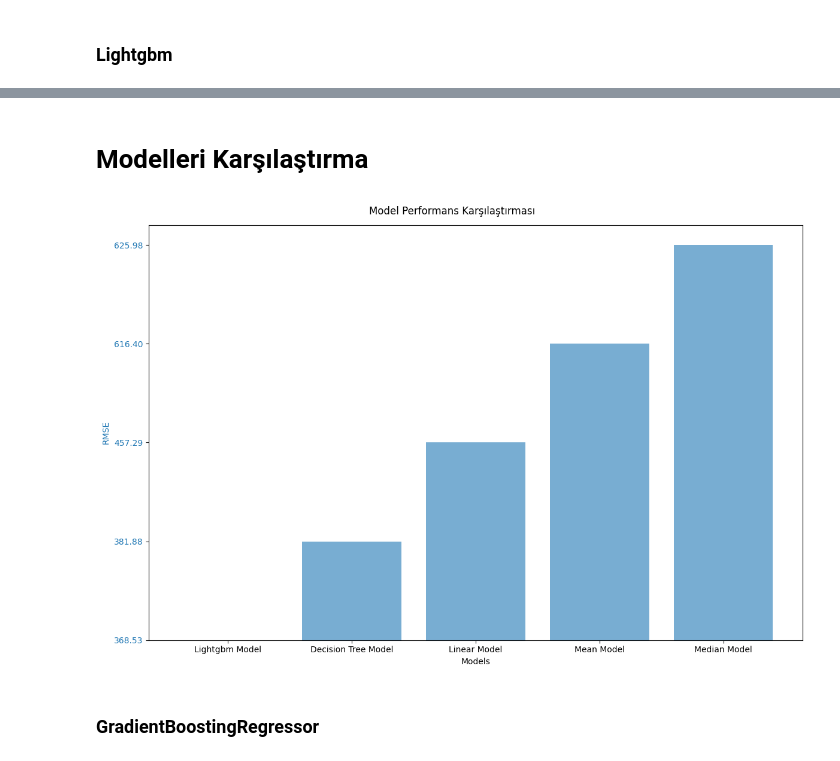
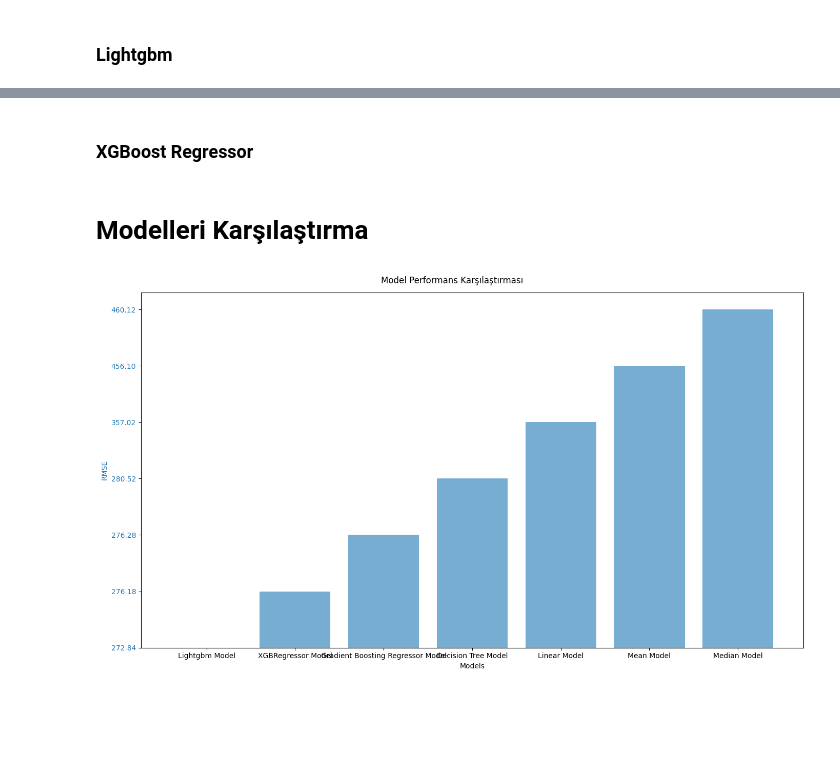
Before and after one commit to ismailcankaratas/Boston-Housing-ML, a Jupyter notebook: app.ipynb, the cells around one changed output, grey strips where cells are left out. Saved outputs shown, nothing was run; the diff lists cells and outputs as text; code cells hidden in the pictures; blank space fills up the shorter version.

Commit message:
z skor, Gradient Boosting Regressor, XGBoost Regressor

```diff
--- a/app.ipynb
+++ b/app.ipynb
@@ -338,8 +323,8 @@ def pred_plot(test, pred, model = ""):
   plt.show()
 # %%
 # Özellikler (X) ve hedef değişkeni (y) tanımla
-X = data.drop(['price'], axis=1)
-y = data['price']
+X = data_cleaned.drop(['price'], axis=1)
+y = data_cleaned['price']
 # %% [markdown]
 Tahmin etmek istediğimiz değer price (fiyat) olduğu için data dan price sütunu çıkarıp X değişkenine atıyoruz.
 Y değişkenine yani hedef değişkenimize price sütununun değerlerini atıyoruz.
@@ -461,3 +482,13 @@ pred_plot(y_test, y_lightgbm_pred, "Lightgbm")
+# %% [markdown]
+### XGBoost Regressor
+# %%
+import xgboost as xgb
+# XGBoost Regressor
+xgb_model = xgb.XGBRegressor(objective='reg:squarederror')
+xgb_model.fit(X_train, y_train)
+xgb_y_pred = xgb_model.predict(X_test)
+
+mae, mse, xgb_rmse, xgb_mape = error_calculator(y_test, xgb_y_pred)
 # %% [markdown]
 # Modelleri Karşılaştırma
 # %%
@@ -475,6 +506,12 @@ _, _, rmse_tree, mape_tree = error_calculator(y_test, y_rf_pred)
 
 # Lightgbm hataları
 _, _, rmse_lightgbm, mape_lightgbm = error_calculator(y_test, y_lightgbm_pred)
+
+# Gradient Boosting Regressor hataları
+_, _, gbr_rmse, gbr_mape = error_calculator(y_test, gbr_y_pred)
+
+# XGBRegressor hataları
+_, _, xgb_rmse, xgb_mape = error_calculator(y_test, xgb_y_pred)
 # %%
 rmse_values = pd.DataFrame([{
     "rmse": rmse_mean,
@@ -491,24 +528,28 @@ rmse_values = pd.DataFrame([{
 }, {
     "rmse": rmse_lightgbm,
     "model": "Lightgbm Model"
+}, {
+    "rmse": gbr_rmse,
+    "model": "Gradient Boosting Regressor Model"
+}, {
+    "rmse": xgb_rmse,
+    "model": "XGBRegressor Model"
 }])
 
 rmse_values = rmse_values.sort_values(by="rmse").reset_index().drop(["index"], axis=1)
 # %%
 # Grafik oluşturma
-fig, ax1 = plt.subplots(figsize=(12, 8))
+fig, ax1 = plt.subplots(figsize=(14, 8))
 
 # RMSE için çubuk grafiği
 ax1.set_xlabel('Models')
 ax1.set_ylabel('RMSE', color='tab:blue')
 ax1.bar(rmse_values["model"], rmse_values["rmse"], color='tab:blue', alpha=0.6, label='RMSE')
 ax1.tick_params(axis='y', labelcolor='tab:blue')
 
 # Başlık ve gösterge ekleme
 fig.suptitle('Model Performans Karşılaştırması')
 fig.tight_layout()
 plt.show()
 # %% [output]
-[figure, old version]
+[figure, new version]
-# %% [markdown]
-### GradientBoostingRegressor
```
Also changed, not shown: parts of 26 cells of this notebook.
